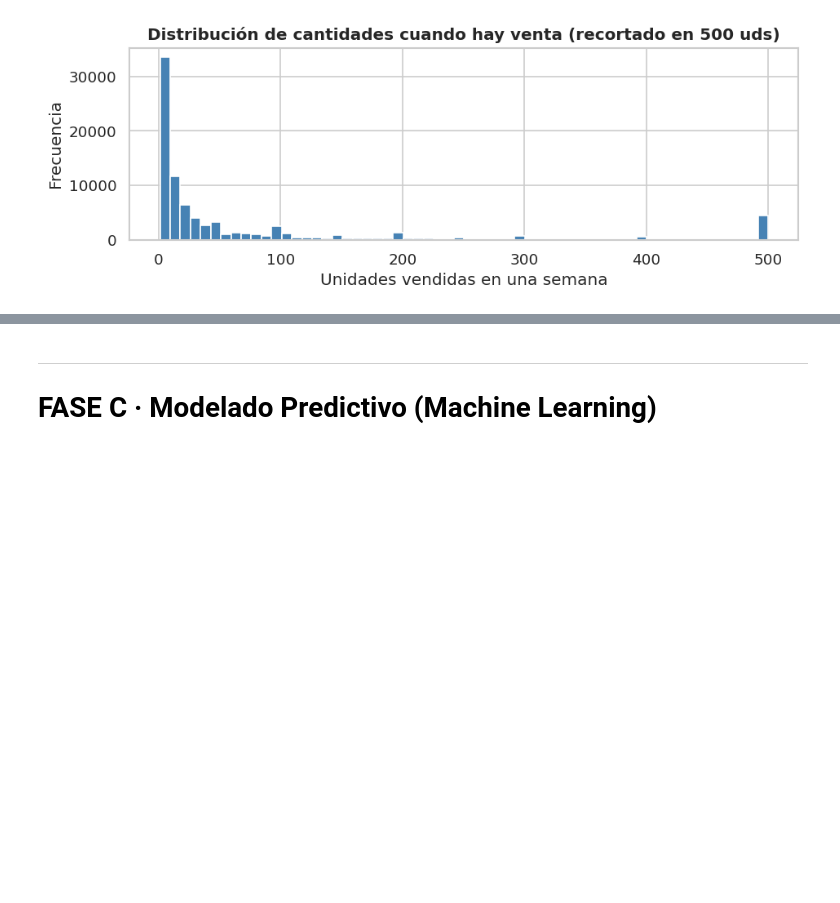
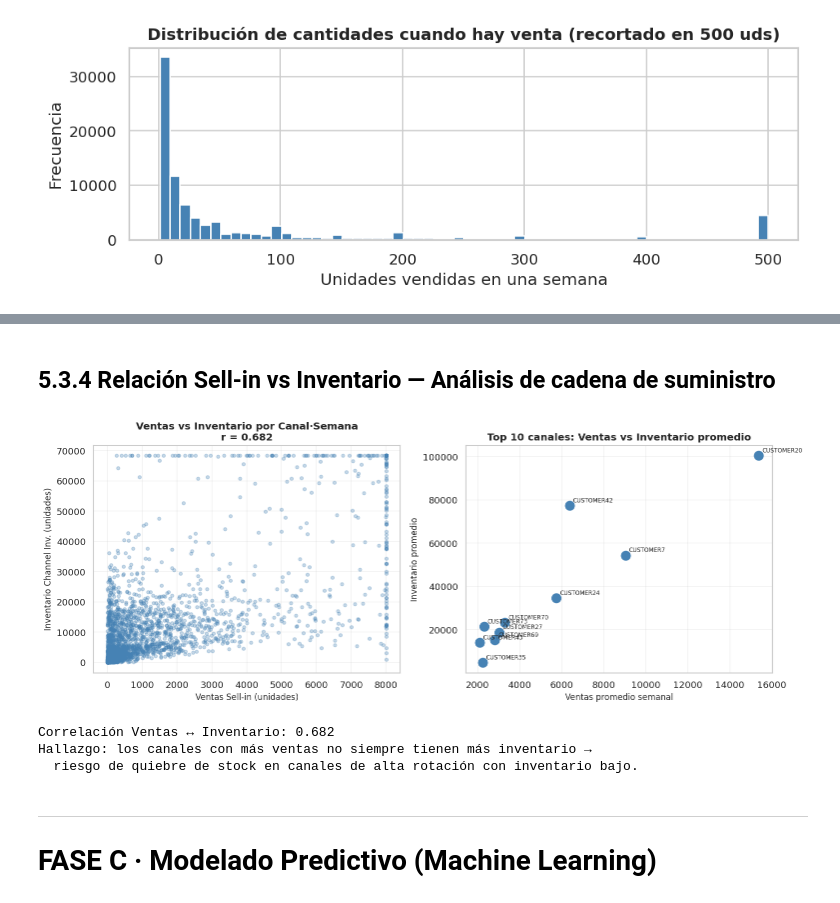
Before and after one commit to JeanCVP/forecasting-platform, a Jupyter notebook: hackathon_sic2025.ipynb, the cells around one changed output, grey strips where cells are left out. Saved outputs shown, nothing was run; the diff lists cells and outputs as text; code cells hidden in the pictures; blank space fills up the shorter version.

```diff
--- a/hackathon_sic2025.ipynb
+++ b/hackathon_sic2025.ipynb
@@ -328,3 +490,58 @@ Cuando hay venta (cantidad > 0):
+# %% [markdown]
+## 5.3.4 Relación Sell-in vs Inventario — Análisis de cadena de suministro
+# %%
+# Relación entre ventas (Sell-in) e inventario (Channel Inv.) por canal
+sellin_agg = (silver[silver['Category']=='Sell-in']
+              .groupby(['Channel','year_week'])['quantity'].sum()
+              .reset_index().rename(columns={'quantity':'ventas'}))
+inv_agg    = (silver[silver['Category']=='Channel Inv.']
+              .groupby(['Channel','year_week'])['quantity'].sum()
+              .reset_index().rename(columns={'quantity':'inventario'}))
+
+merged = sellin_agg.merge(inv_agg, on=['Channel','year_week'])
+merged = merged[(merged['ventas']>0) & (merged['inventario']>0)]
+
+fig, (ax1, ax2) = plt.subplots(1, 2, figsize=(13, 5))
+
+# Scatter: ventas vs inventario por canal
+merged_sample = merged.sample(min(3000, len(merged)), random_state=42)
+sc = ax1.scatter(
+    merged_sample['ventas'].clip(0, merged_sample['ventas'].quantile(0.95)),
+    merged_sample['inventario'].clip(0, merged_sample['inventario'].quantile(0.95)),
+    alpha=0.3, s=15, color='steelblue'
+)
+corr_vi = merged[['ventas','inventario']].corr().iloc[0,1]
+ax1.set_xlabel('Ventas Sell-in (unidades)', fontsize=10)
+ax1.set_ylabel('Inventario Channel Inv. (unidades)', fontsize=10)
+ax1.set_title(f'Ventas vs Inventario por Canal·Semana\nr = {corr_vi:.3f}', fontweight='bold')
+ax1.grid(alpha=0.25)
+
+# Top 10 canales: ventas promedio vs inventario promedio
+ch_agg = merged.groupby('Channel').agg(
+    ventas_prom=('ventas','mean'),
+    inv_prom=('inventario','mean')
+).nlargest(10, 'ventas_prom')
+
+ax2.scatter(ch_agg['ventas_prom'], ch_agg['inv_prom'], s=120, color='steelblue', zorder=3)
+for ch, row in ch_agg.iterrows():
+    ax2.annotate(ch[:10], (row['ventas_prom'], row['inv_prom']),
+                 fontsize=7, xytext=(4,4), textcoords='offset points')
+ax2.set_xlabel('Ventas promedio semanal', fontsize=10)
+ax2.set_ylabel('Inventario promedio', fontsize=10)
+ax2.set_title('Top 10 canales: Ventas vs Inventario promedio', fontweight='bold')
+ax2.grid(alpha=0.25)
+
+plt.tight_layout()
+plt.show()
+
+print(f"Correlación Ventas ↔ Inventario: {corr_vi:.3f}")
+print("Hallazgo: los canales con más ventas no siempre tienen más inventario →")
+print("  riesgo de quiebre de stock en canales de alta rotación con inventario bajo.")
+# %% [output]
+[figure, added]
+Correlación Ventas ↔ Inventario: 0.682
+Hallazgo: los canales con más ventas no siempre tienen más inventario →
+  riesgo de quiebre de stock en canales de alta rotación con inventario bajo.
 # %% [markdown]
 ---
 # FASE C · Modelado Predictivo (Machine Learning)
```
Also changed, not shown: parts of 7 cells of this notebook, 1 other file.
